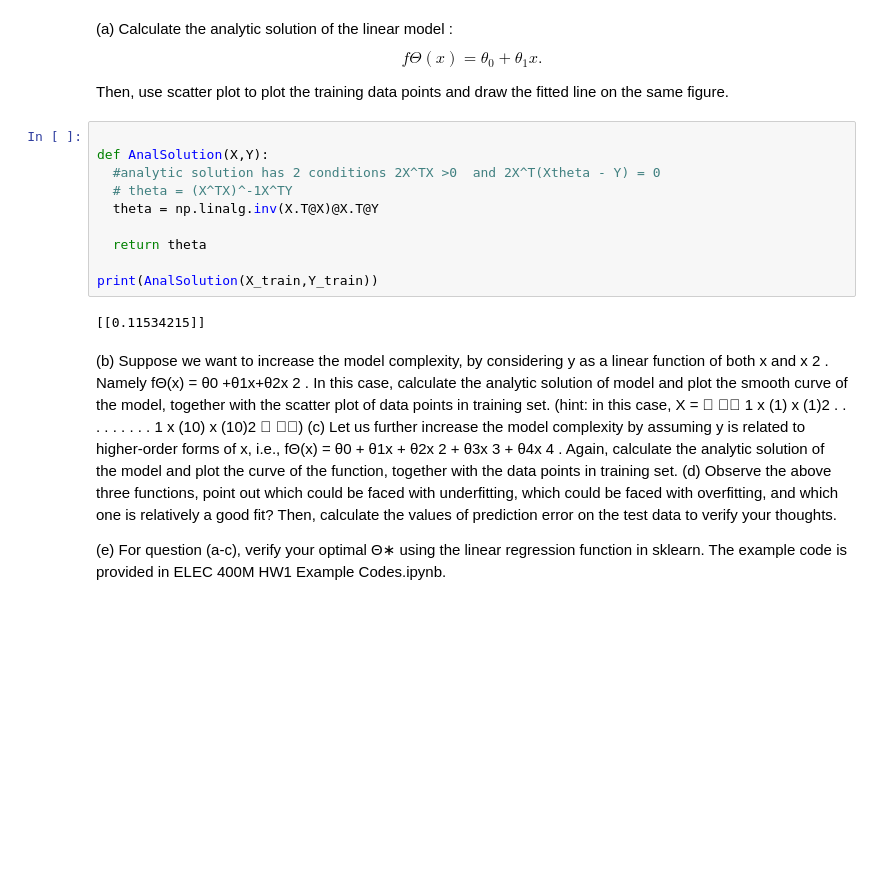
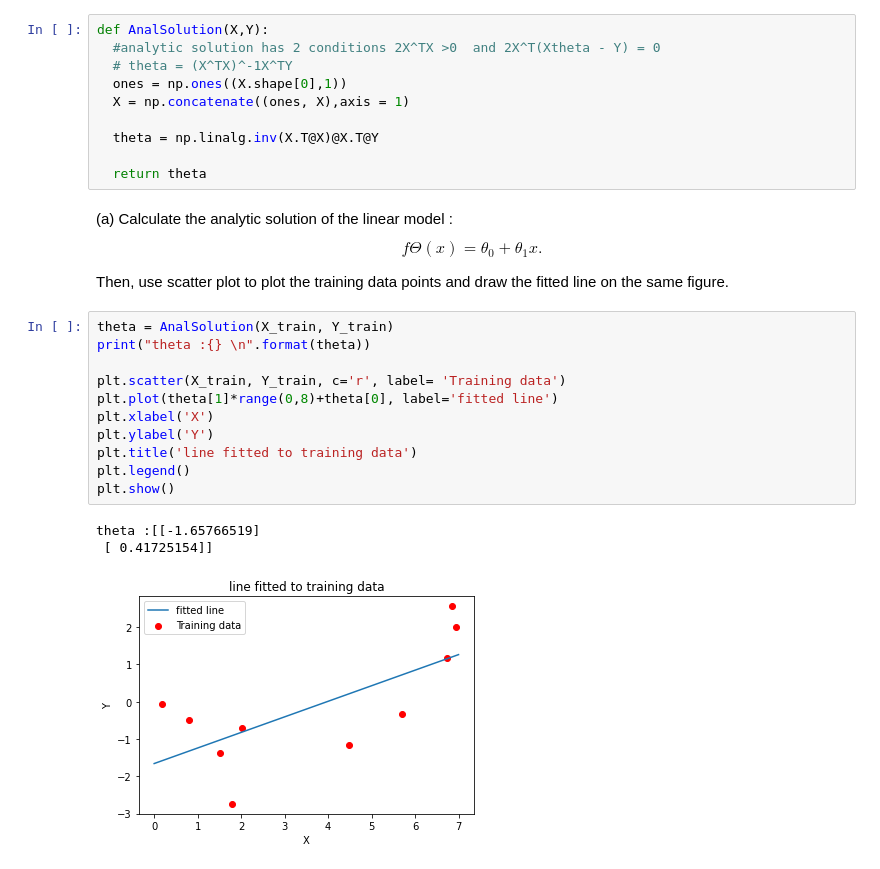
Before and after one commit to amunwes/Elec-400M, a Jupyter notebook: HW1.ipynb, the cells around one changed output. Cells and saved outputs as stored; diff of their text form; blank space fills up the shorter version.

```diff
--- a/HW1.ipynb
+++ b/HW1.ipynb
@@ -34,3 +14,13 @@ print(np.ones((3,1)))
+# %%
+def AnalSolution(X,Y):
+  #analytic solution has 2 conditions 2X^TX >0  and 2X^T(Xtheta - Y) = 0
+  # theta = (X^TX)^-1X^TY
+  ones = np.ones((X.shape[0],1))
+  X = np.concatenate((ones, X),axis = 1)
+
+  theta = np.linalg.inv(X.T@X)@X.T@Y
+
+  return theta
 # %% [markdown]
 (a) Calculate the analytic solution of the linear model :
 \begin{equation}
@@ -39,57 +29,18 @@ fΘ(x) = θ_{0} + θ_{1}x.
 
 
 Then, use scatter plot to plot the training data points and draw the fitted line on the same figure.
-# %%
-
-def AnalSolution(X,Y):
-  #analytic solution has 2 conditions 2X^TX >0  and 2X^T(Xtheta - Y) = 0
-  # theta = (X^TX)^-1X^TY
-  theta = np.linalg.inv(X.T@X)@X.T@Y
-
-  return theta
-
-print(AnalSolution(X_train,Y_train))
-# %% [output]
-[[0.11534215]]
-# %% [markdown]
-(b) Suppose we want to increase the model complexity, by considering y as a linear function of both x and x
-2
-.
-Namely fΘ(x) = θ0 +θ1x+θ2x
-2
-. In this case, calculate the analytic solution of model and plot the smooth curve
-of the model, together with the scatter plot of data points in training set.
-(hint: in this case, X =
-
-
-1 x
-(1) x
-(1)2
-.
-.
-.
-.
-.
-.
-.
-.
-.
-1 x
-(10) x
-(10)2
-
-)
-(c) Let us further increase the model complexity by assuming y is related to higher-order forms of x, i.e.,
-fΘ(x) = θ0 + θ1x + θ2x
-2 + θ3x
-3 + θ4x
-4
-. Again, calculate the analytic solution of the model and plot the
-curve of the function, together with the data points in training set.
-(d) Observe the above three functions, point out which could be faced with underfitting, which could be faced
-with overfitting, and which one is relatively a good fit? Then, calculate the values of prediction error on the test
-data to verify your thoughts.
-
-
-(e) For question (a-c), verify your optimal Θ∗ using the linear regression function in sklearn. The example code
-is provided in ELEC 400M HW1 Example Codes.ipynb.
+# %%
+theta = AnalSolution(X_train, Y_train)
+print("theta :{} \n".format(theta))
+
+plt.scatter(X_train, Y_train, c='r', label= 'Training data')
+plt.plot(theta[1]*range(0,8)+theta[0], label='fitted line')
+plt.xlabel('X')
+plt.ylabel('Y')
+plt.title('line fitted to training data')
+plt.legend()
+plt.show()
+# %% [output]
+theta :[[-1.65766519]
+ [ 0.41725154]]
+[figure, added]
```
Also changed, not shown: parts of 10 cells of this notebook.
